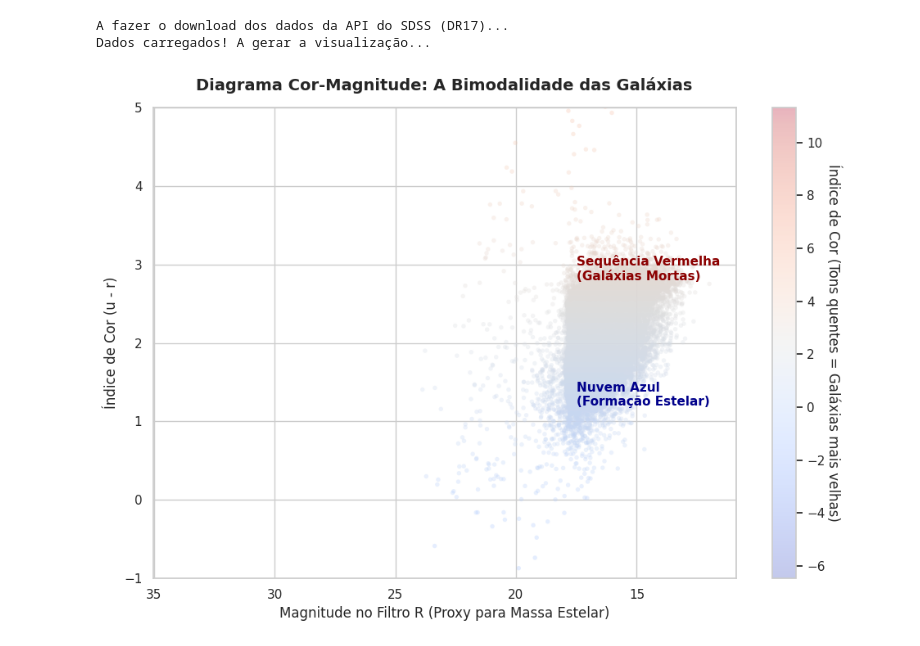
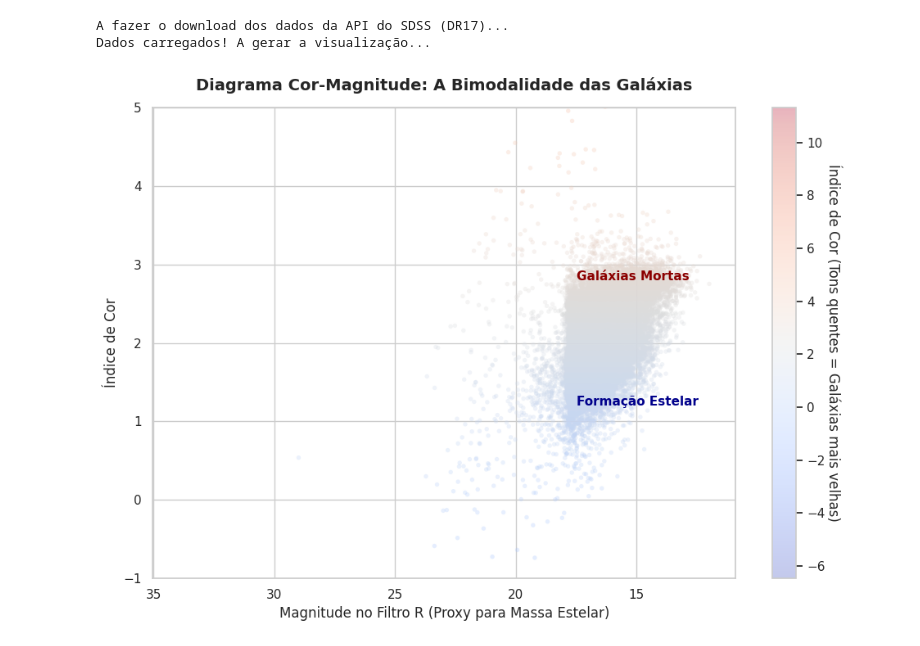
Before and after one commit to GuilhermeMulazzani/cgvis-lab03-visualizacao, a Jupyter notebook: Lab03_visualizacao.ipynb, the cells around one changed output. Cells and saved outputs as stored; diff of their text form; code cells hidden in the pictures.

```diff
--- a/Lab03_visualizacao.ipynb
+++ b/Lab03_visualizacao.ipynb
@@ -22,7 +22,7 @@ WHERE p.u BETWEEN 10 AND 25
 """
 
 # Fazendo a requisição HTTP direto para os servidores da astronomia
-url = "http://skyserver.sdss.org/dr19/SkyServerWS/SearchTools/SqlSearch"
+url = "http://skyserver.sdss.org/dr17/SkyServerWS/SearchTools/SqlSearch"
 response = requests.get(url, params={'cmd': query, 'format': 'csv'})
 df = pd.read_csv(StringIO(response.text), comment='#').dropna()
 
@@ -31,34 +31,34 @@ print("Dados carregados! A gerar a visualização...")
 # 2. Configurando o estilo do gráfico para o seu relatório
 plt.figure(figsize=(10, 7))
 sns.set_theme(style="whitegrid")
 
 # Usando scatter com transparência (alpha=0.3) para lidar com o Overplotting
 scatter = plt.scatter(df['magnitude'], df['color_ur'],
                       c=df['color_ur'], cmap='coolwarm',
                       alpha=0.3, s=15, edgecolors='none')
 
 # IMPORTANTE: Na astronomia, magnitudes menores (mais à esquerda)
 # significam objetos mais massivos/brilhantes. Por isso invertemos o eixo X!
 plt.gca().invert_xaxis()
 
 # Títulos e Rótulos seguindo os critérios de avaliação
 plt.title("Diagrama Cor-Magnitude: A Bimodalidade das Galáxias", fontsize=14, pad=15, weight='bold')
 plt.xlabel("Magnitude no Filtro R (Proxy para Massa Estelar)", fontsize=12)
-plt.ylabel("Índice de Cor (u - r)", fontsize=12)
+plt.ylabel("Índice de Cor", fontsize=12)
 
 # Barra de cores para explicar a codificação
 cbar = plt.colorbar(scatter)
 cbar.set_label('Índice de Cor (Tons quentes = Galáxias mais velhas)', rotation=270, labelpad=15)
 
 # Textos explicativos diretos no gráfico para destacar a conclusão não-óbvia
-plt.text(17.5, 2.8, 'Sequência Vermelha\n(Galáxias Mortas)', fontsize=11, color='darkred', weight='bold')
-plt.text(17.5, 1.2, 'Nuvem Azul\n(Formação Estelar)', fontsize=11, color='darkblue', weight='bold')
+plt.text(17.5, 2.8, 'Galáxias Mortas', fontsize=11, color='darkred', weight='bold')
+plt.text(17.5, 1.2, 'Formação Estelar', fontsize=11, color='darkblue', weight='bold')
 
 # Renderiza a imagem
 plt.tight_layout()
 plt.ylim(-1, 5)
 plt.show()
 # %% [output]
 A fazer o download dos dados da API do SDSS (DR17)...
 Dados carregados! A gerar a visualização...
-[figure, old version]
+[figure, new version]
```
